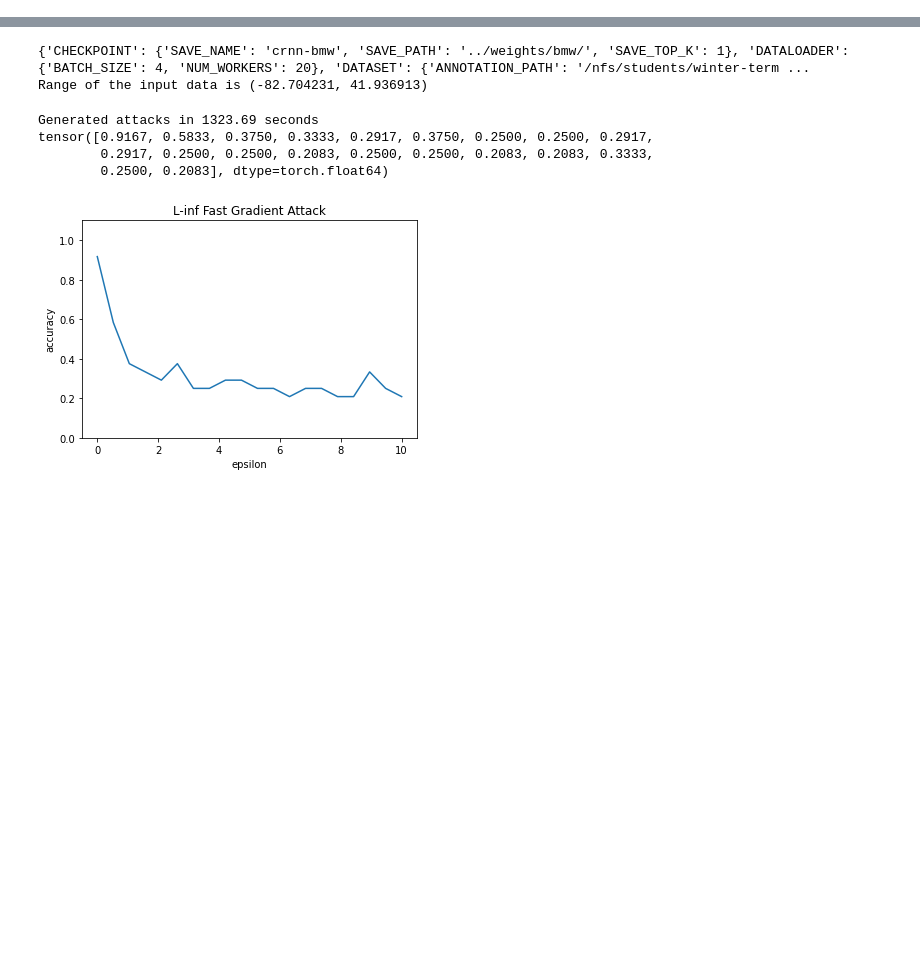
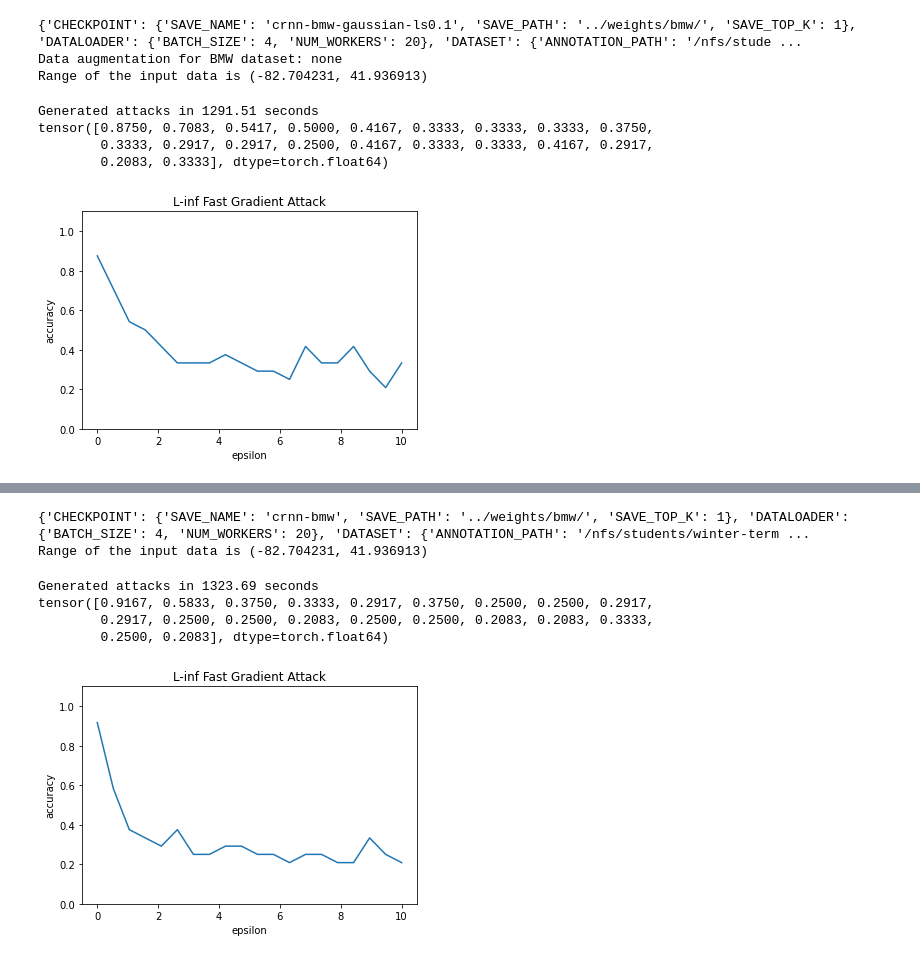
Before and after one commit to Vardanush/Robust-audio-classification, a Jupyter notebook: notebooks/foolbox_attacks.ipynb, the cells around one changed output, grey strips where cells are left out. Saved outputs shown, nothing was run; the diff lists cells and outputs as text; code cells hidden in the pictures; blank space fills up the shorter version.

```diff
--- a/notebooks/foolbox_attacks.ipynb
+++ b/notebooks/foolbox_attacks.ipynb
@@ -192,0 +238,15 @@ def attack_model(project_dir, config_path, pretrained_path, title):
+# %%
+# BMW(val_fold=1, gaussian transform, ls=0.1)
+title = 'bmw_ls0.1_no_weight_gaussian_transform'
+config_path = 'logs/bmw/default/crnn-bmw-gaussian-ls0.1-epoch=56-val_acc=0.967/hparams.yaml'
+pretrained_path = 'weights/bmw/crnn-bmw-gaussian-ls0.1-epoch=56-val_acc=0.967.ckpt'
+attack_model(project_dir, config_path, pretrained_path, title)
+# %% [output]
+{'CHECKPOINT': {'SAVE_NAME': 'crnn-bmw-gaussian-ls0.1', 'SAVE_PATH': '../weights/bmw/', 'SAVE_TOP_K': 1}, 'DATALOADER': {'BATCH_SIZE': 4, 'NUM_WORKERS': 20}, 'DATASET': {'ANNOTATION_PATH': '/nfs/stude ...
+Data augmentation for BMW dataset: none
+Range of the input data is (-82.704231, 41.936913)
+Generated attacks in 1291.51 seconds
+tensor([0.8750, 0.7083, 0.5417, 0.5000, 0.4167, 0.3333, 0.3333, 0.3333, 0.3750,
+        0.3333, 0.2917, 0.2917, 0.2500, 0.4167, 0.3333, 0.3333, 0.4167, 0.2917,
+        0.2083, 0.3333], dtype=torch.float64)
+[figure, added]
```
Also changed, not shown: parts of 5 cells of this notebook, 5 other files.
